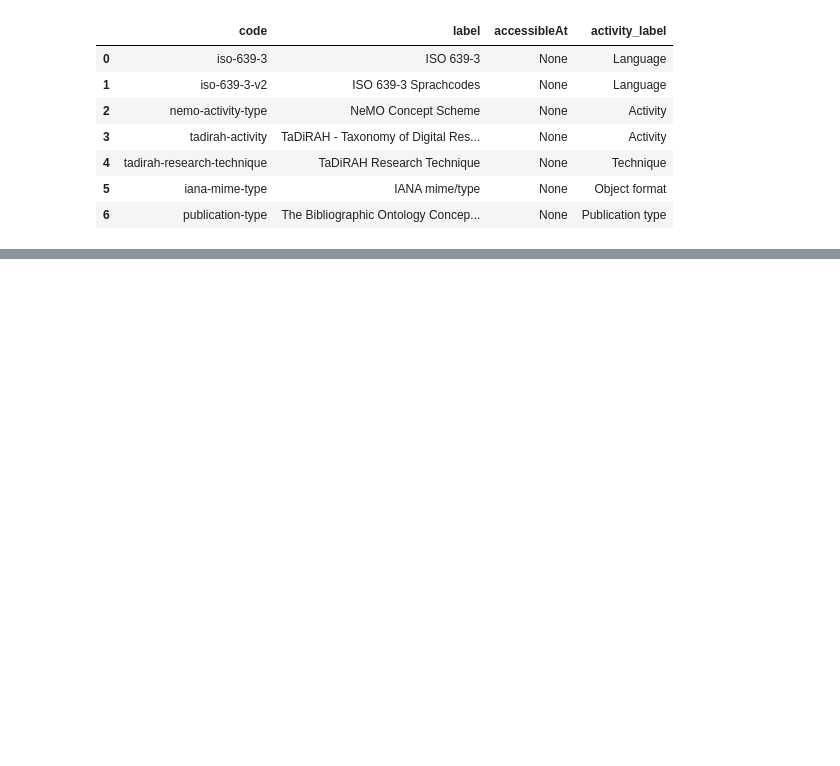
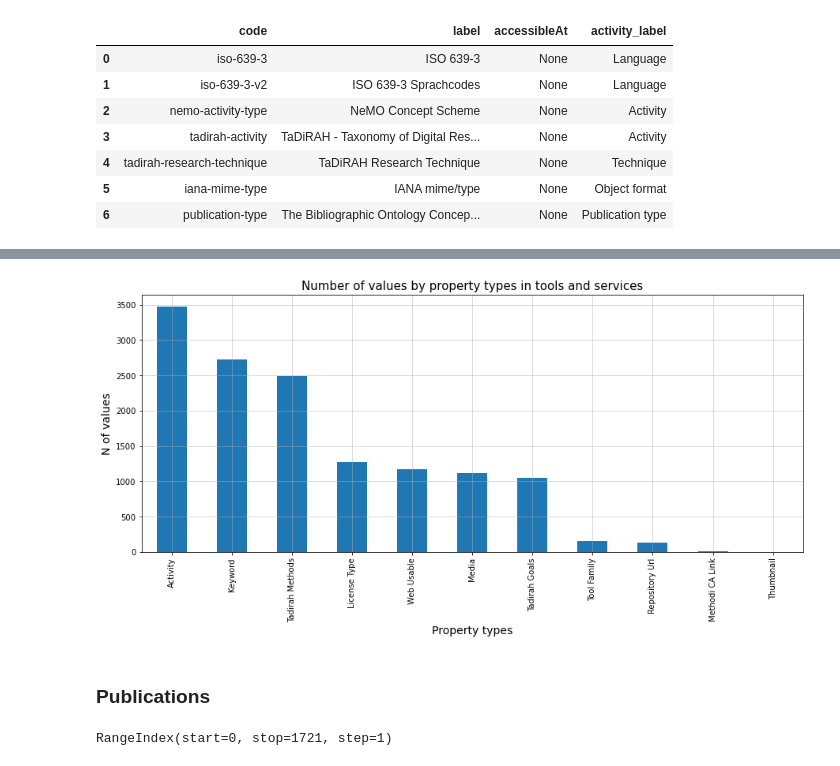
Before and after one commit to cesareconcordia/sshoc-resources, a Jupyter notebook: SSHOCTermsCheck.ipynb, the cells around one changed output, grey strips where cells are left out. Saved outputs shown, nothing was run; the diff lists cells and outputs as text; code cells hidden in the pictures; blank space fills up the shorter version.

```diff
--- a/SSHOCTermsCheck.ipynb
+++ b/SSHOCTermsCheck.ipynb
@@ -79,9 +78,0 @@ df_prop_data.head(10)
-# %%
-y = pd.Series(range(1,20))
-df_dynammic_properties_values= pd.DataFrame()
-for var in y:
-    url1= 'https://sshoc-marketplace-api.acdh-dev.oeaw.ac.at/api/vocabularies/tadirah-activity?page='+str(var)+'&perpage=20'
-    df_terms_par=pd.read_json(url1, orient='columns')
-    df_dynammic_properties_values=df_dynammic_properties_values.append(df_terms_par, ignore_index=True)
-    #print("url: "+ url + ":",var)
-df_dynammic_properties_values.head()
@@ -447,0 +83,10 @@ df_coffi.head()
+# %%
+x = pd.Series(range(2,70))
+url = 'https://sshoc-marketplace-api.acdh-dev.oeaw.ac.at/api/tools-services?page=1&perpage=20'
+df_tool_all = pd.read_json(url, orient='columns')
+for var in x:
+    url = "https://sshoc-marketplace-api.acdh-dev.oeaw.ac.at/api/tools-services?page="+str(var)+"&perpage=20"
+    df_tool_par=pd.read_json(url, orient='columns')
+    df_tool_all=df_tool_all.append(df_tool_par, ignore_index=True)
+   # print("url: "+ url + ":",var)
+df_tool_all.index
@@ -447,0 +106,26 @@ df_coffi.head()
+# %%
+df_temp_type_label = df_prop_data['type.label'].value_counts()
+fig, ax = plt.subplots()
+df_temp_type_label.plot(kind='bar', figsize=(15,6), x='licences', y='tools',)
+plt.grid(alpha=0.6)
+ax.yaxis.set_label_text("")
+ax.set_title("Number of values by property types in tools and services", fontsize=15)
+ax.set_xlabel('Property types', fontsize=14)
+ax.set_ylabel('N of values', fontsize=14);
+plt.show()
+# %% [output]
+[figure, added]
+# %% [markdown]
+### Publications
+# %%
+px = pd.Series(range(1,88))
+#url = 'https://sshoc-marketplace-api.acdh-dev.oeaw.ac.at/api/publications?page=1&perpage=20'
+df_pub_all = pd.DataFrame()
+for var in px:
+    url = "https://sshoc-marketplace-api.acdh-dev.oeaw.ac.at/api/publications?page="+str(var)+"&perpage=20"
+    df_pub_par=pd.read_json(url, orient='columns')
+    df_pub_all=df_pub_all.append(df_pub_par, ignore_index=True)
+   # print("url: "+ url + ":",var)
+df_pub_all.index
+# %% [output]
+RangeIndex(start=0, stop=1721, step=1)
```
Also changed, not shown: parts of 79 cells of this notebook.
